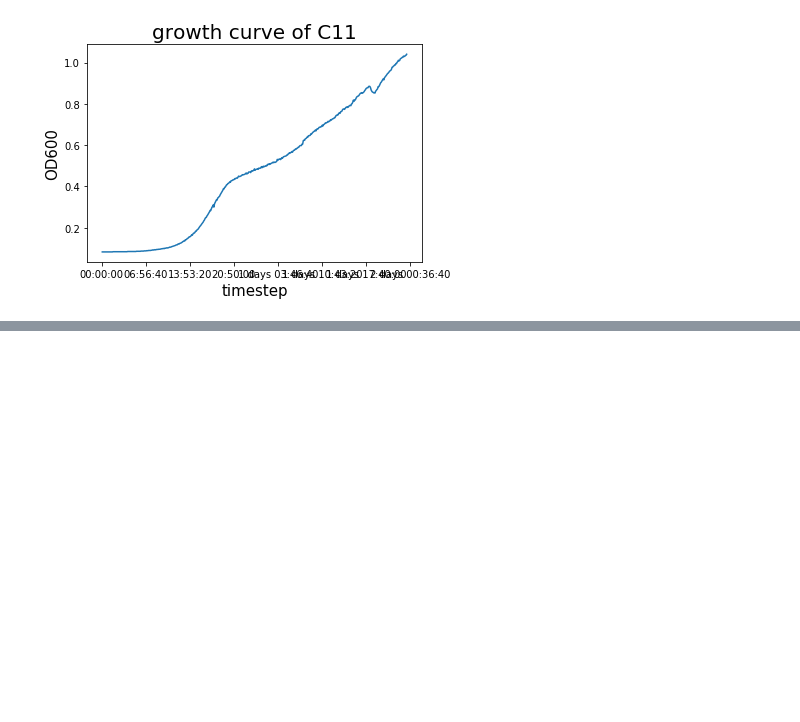
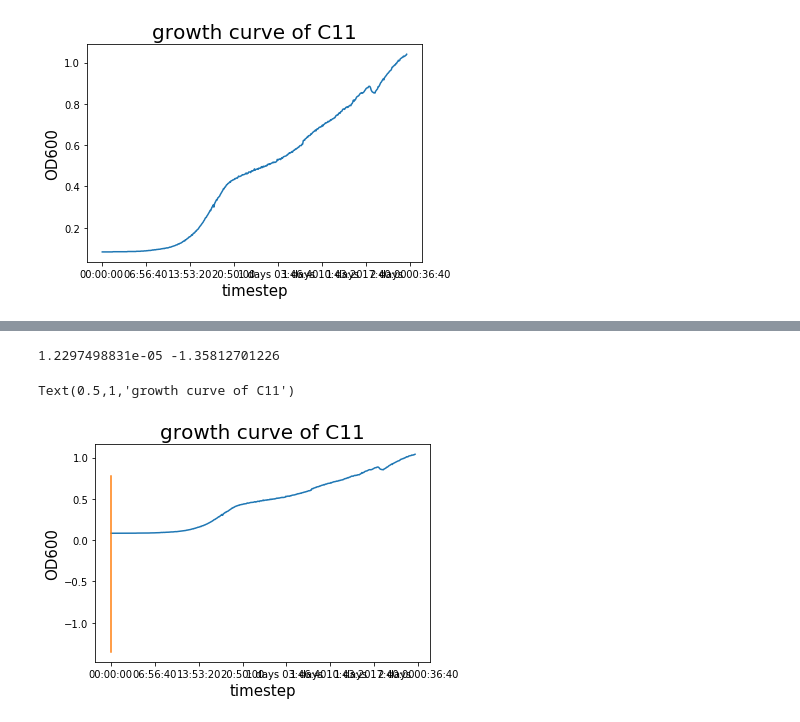
Before and after one commit to tkuhm/casimir_programming, a Jupyter notebook: Els_trying_stuff.ipynb, the cells around one changed output, grey strips where cells are left out. Drawn from its saved outputs; the diff is of its cells as text; code cells hidden in the pictures; blank space fills up the shorter version.

```diff
--- a/time_issue_solved.ipynb
+++ b/Els_trying_stuff.ipynb
@@ -115,0 +127,27 @@ Text(0.5,1,'growth curve of C11')
+# %%
+logC11 = np.log10(df.C11)
+
+
+from scipy.stats import linregress
+
+slopeC11, interceptC11, rvalueC11, pvalueC11, blablaC11 = linregress(seconds_since_start[30:200], logC11[30:200])
+
+print(slopeC11, interceptC11)
+# %% [output]
+1.2297498831e-05 -1.35812701226
+# %%
+def modelC11(x):
+    return interceptC11 + slopeC11*x
+
+
+fig, ax = plt.subplots()
+df.C11.plot()
+plt.plot(seconds_since_start, modelC11(seconds_since_start))
+
+#ax.set_yscale('log')
+plt.xlabel(r'timestep', size=15)
+plt.ylabel(r'OD600', size=15)
+plt.title('growth curve of C11', size=20)
+# %% [output]
+Text(0.5,1,'growth curve of C11')
+[figure, added]
```
Also changed, not shown: parts of 2 cells of this notebook, 3 other files.
